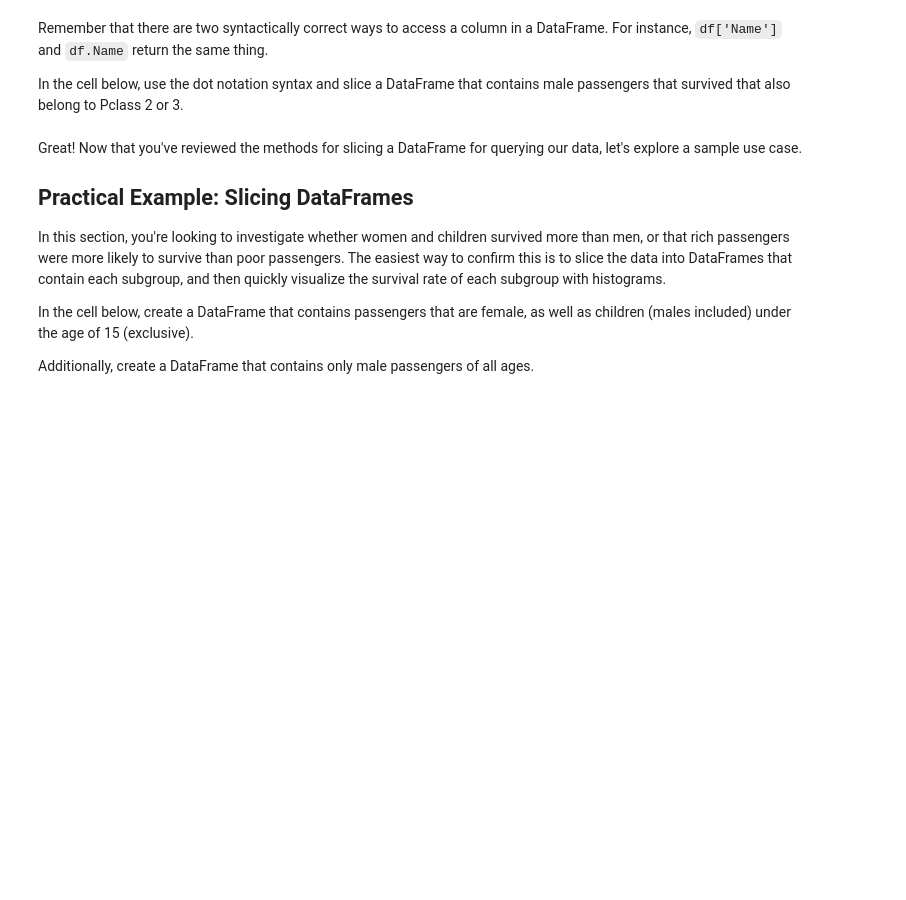
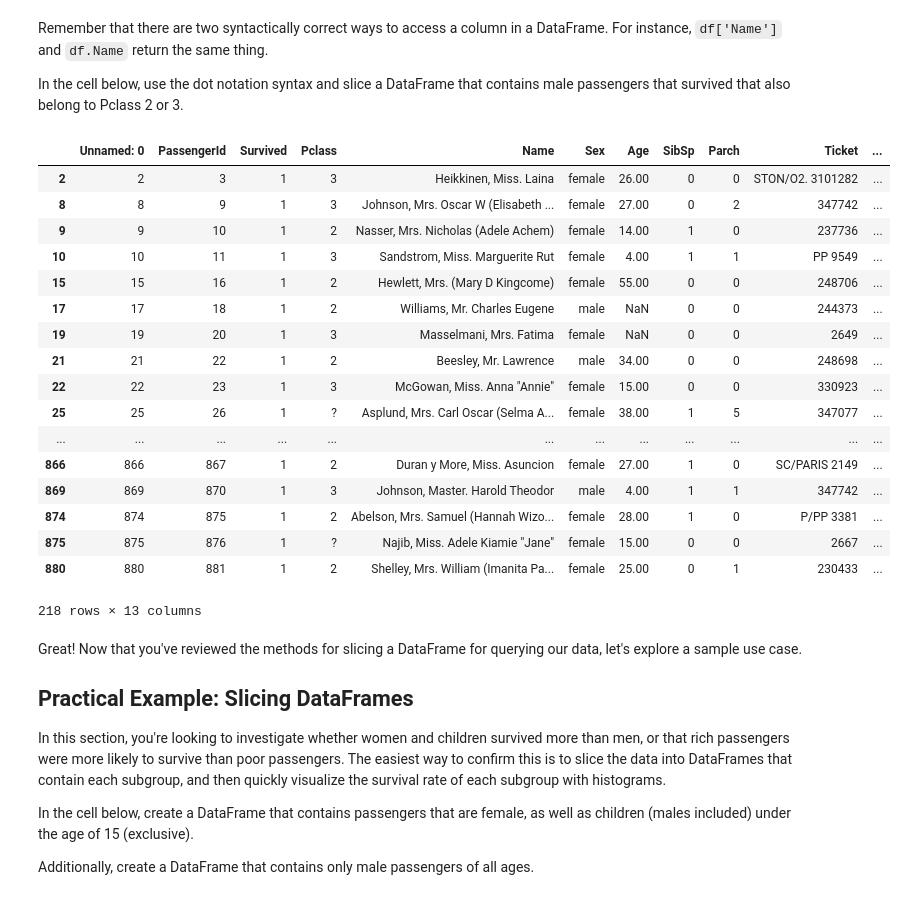
Before and after one commit to nic464/dsc-enterprise-hsbc-using-sql-with-pandas-lab-hsbc-ds-081319, a Jupyter notebook: index.ipynb, the cells around one changed output. Saved outputs shown, nothing was run; the diff lists cells and outputs as text; code cells hidden in the pictures; blank space fills up the shorter version.

```diff
--- a/index.ipynb
+++ b/index.ipynb
@@ -96,8 +96,27 @@ Remember that there are two syntactically correct ways to access a column in a D
 
 In the cell below, use the dot notation syntax and slice a DataFrame that contains male passengers that survived that also belong to Pclass 2 or 3.
 # %%
-poor_male_survivors_df = no_first_class_df[no_first_class_df.Sex.str.contains('male') & df.Survived == 1]
+poor_male_survivors_df = no_first_class_df[no_first_class_df.Sex.str.contains('male' & df.Survived == 1]
 poor_male_survivors_df
+# %% [output]
+|  | Unnamed: 0 | PassengerId | Survived | Pclass | Name | Sex | Age | SibSp | Parch | Ticket | ... |
+| 2 | 2 | 3 | 1 | 3 | Heikkinen, Miss. Laina | female | 26.00 | 0 | 0 | STON/O2. 3101282 | ... |
+| 8 | 8 | 9 | 1 | 3 | Johnson, Mrs. Oscar W (Elisabeth ... | female | 27.00 | 0 | 2 | 347742 | ... |
+| 9 | 9 | 10 | 1 | 2 | Nasser, Mrs. Nicholas (Adele Achem) | female | 14.00 | 1 | 0 | 237736 | ... |
+| 10 | 10 | 11 | 1 | 3 | Sandstrom, Miss. Marguerite Rut | female | 4.00 | 1 | 1 | PP 9549 | ... |
+| 15 | 15 | 16 | 1 | 2 | Hewlett, Mrs. (Mary D Kingcome) | female | 55.00 | 0 | 0 | 248706 | ... |
+| 17 | 17 | 18 | 1 | 2 | Williams, Mr. Charles Eugene | male | NaN | 0 | 0 | 244373 | ... |
+| 19 | 19 | 20 | 1 | 3 | Masselmani, Mrs. Fatima | female | NaN | 0 | 0 | 2649 | ... |
+| 21 | 21 | 22 | 1 | 2 | Beesley, Mr. Lawrence | male | 34.00 | 0 | 0 | 248698 | ... |
+| 22 | 22 | 23 | 1 | 3 | McGowan, Miss. Anna "Annie" | female | 15.00 | 0 | 0 | 330923 | ... |
+| 25 | 25 | 26 | 1 | ? | Asplund, Mrs. Carl Oscar (Selma A... | female | 38.00 | 1 | 5 | 347077 | ... |
+| ... | ... | ... | ... | ... | ... | ... | ... | ... | ... | ... | ... |
+| 866 | 866 | 867 | 1 | 2 | Duran y More, Miss. Asuncion | female | 27.00 | 1 | 0 | SC/PARIS 2149 | ... |
+| 869 | 869 | 870 | 1 | 3 | Johnson, Master. Harold Theodor | male | 4.00 | 1 | 1 | 347742 | ... |
+| 874 | 874 | 875 | 1 | 2 | Abelson, Mrs. Samuel (Hannah Wizo... | female | 28.00 | 1 | 0 | P/PP 3381 | ... |
+| 875 | 875 | 876 | 1 | ? | Najib, Miss. Adele Kiamie "Jane" | female | 15.00 | 0 | 0 | 2667 | ... |
+| 880 | 880 | 881 | 1 | 2 | Shelley, Mrs. William (Imanita Pa... | female | 25.00 | 0 | 1 | 230433 | ... |
+218 rows × 13 columns
 # %% [markdown]
 Great! Now that you've reviewed the methods for slicing a DataFrame for querying our data, let's explore a sample use case.
 
```
